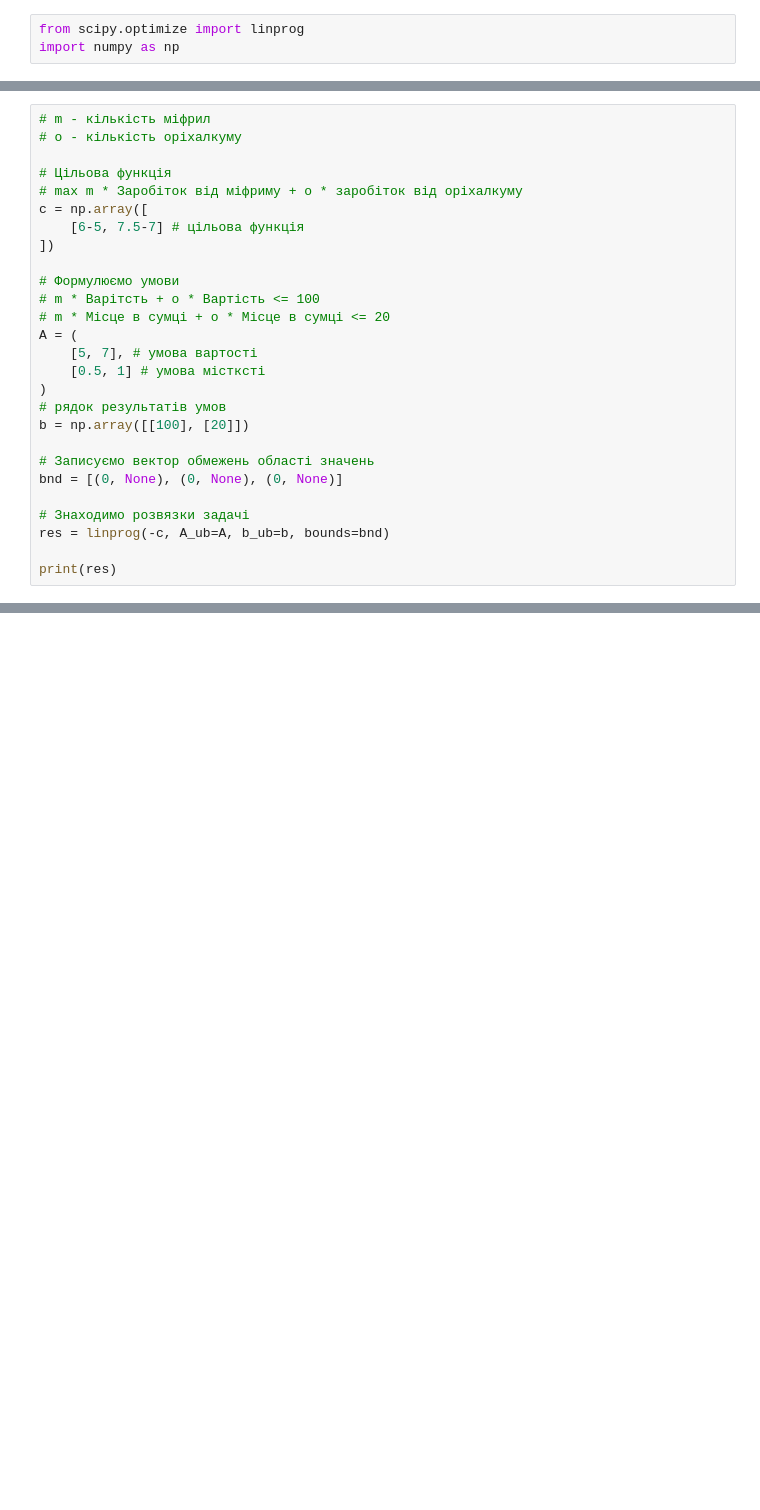
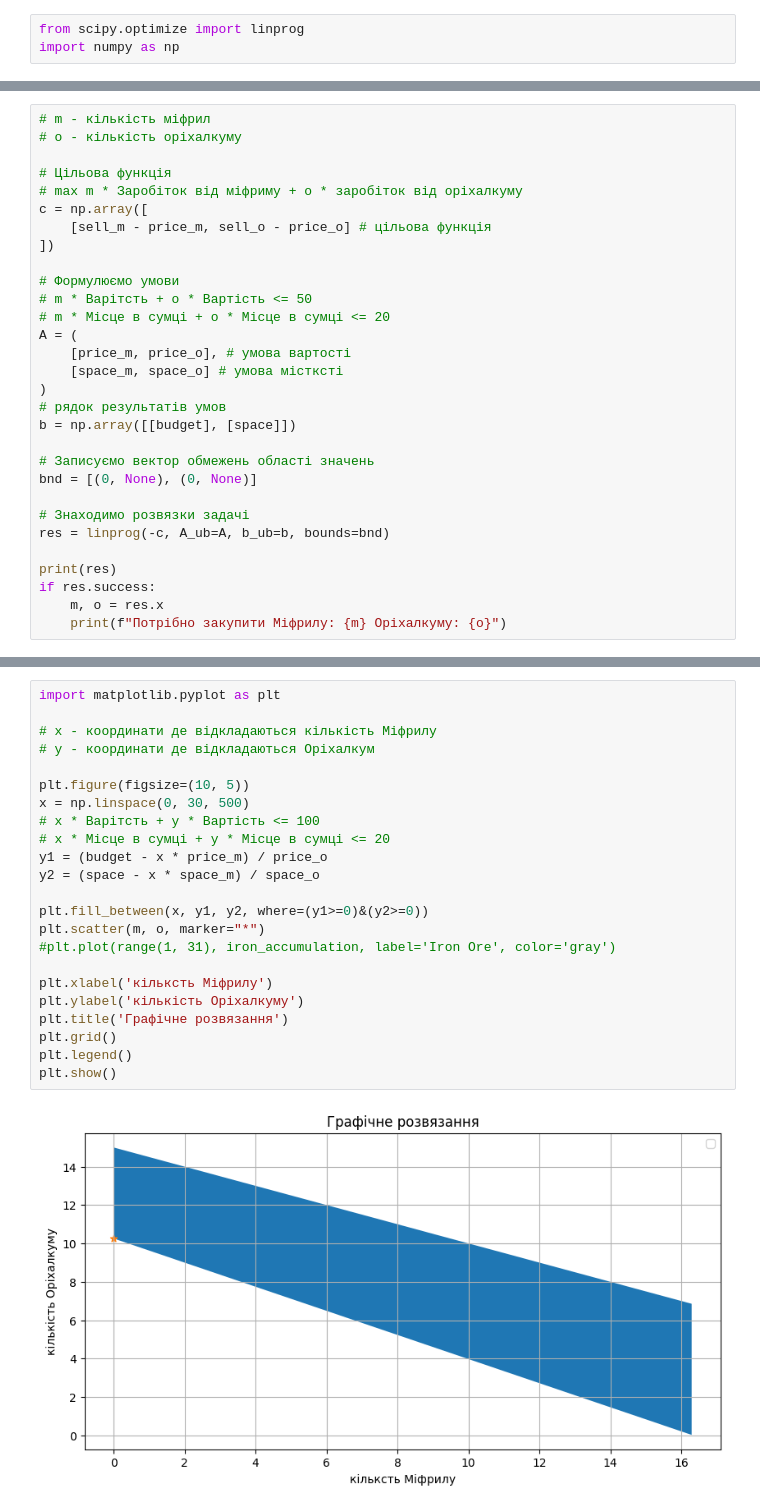
Before and after one commit to BobasB/2024_kn41_nm, a Jupyter notebook: mmdo/nb.ipynb, the cells around one changed output, grey strips where cells are left out. Cells and saved outputs as stored; diff of their text form; blank space fills up the shorter version.

```diff
--- a/mmdo/nb.ipynb
+++ b/mmdo/nb.ipynb
@@ -19,24 +31,27 @@ import numpy as np
 # Цільова функція
 # max m * Заробіток від міфриму + o * заробіток від оріхалкуму
 c = np.array([
-    [6-5, 7.5-7] # цільова функція
+    [sell_m - price_m, sell_o - price_o] # цільова функція
 ])
 
 # Формулюємо умови
-# m * Варітсть + o * Вартість <= 100
+# m * Варітсть + o * Вартість <= 50
 # m * Місце в сумці + o * Місце в сумці <= 20
 A = (
-    [5, 7], # умова вартості
-    [0.5, 1] # умова містксті
+    [price_m, price_o], # умова вартості
+    [space_m, space_o] # умова містксті
 )
 # рядок результатів умов
-b = np.array([[100], [20]])
+b = np.array([[budget], [space]])
 
 # Записуємо вектор обмежень області значень
-bnd = [(0, None), (0, None), (0, None)]
+bnd = [(0, None), (0, None)]
 
 # Знаходимо розвязки задачі
 res = linprog(-c, A_ub=A, b_ub=b, bounds=bnd)
 
 print(res)
+if res.success:
+    m, o = res.x
+    print(f"Потрібно закупити Міфрилу: {m} Оріхалкуму: {o}")
 # %% [output]
@@ -43,0 +76,25 @@ ValueError: Invalid input for linprog: unable to interpret bounds with this dime
+# %%
+import matplotlib.pyplot as plt
+
+# x - координати де відкладаються кількість Міфрилу
+# y - координати де відкладаються Оріхалкум
+
+plt.figure(figsize=(10, 5))
+x = np.linspace(0, 30, 500)
+# x * Варітсть + y * Вартість <= 100
+# x * Місце в сумці + y * Місце в сумці <= 20
+y1 = (budget - x * price_m) / price_o
+y2 = (space - x * space_m) / space_o
+
+plt.fill_between(x, y1, y2, where=(y1>=0)&(y2>=0))
+plt.scatter(m, o, marker="*")
+#plt.plot(range(1, 31), iron_accumulation, label='Iron Ore', color='gray')
+
+plt.xlabel('кільксть Міфрилу')
+plt.ylabel('кількість Оріхалкуму')
+plt.title('Графічне розвязання')
+plt.grid()
+plt.legend()
+plt.show()
+# %% [output]
+[figure, added]
```
Also changed, not shown: parts of 7 cells of this notebook.
